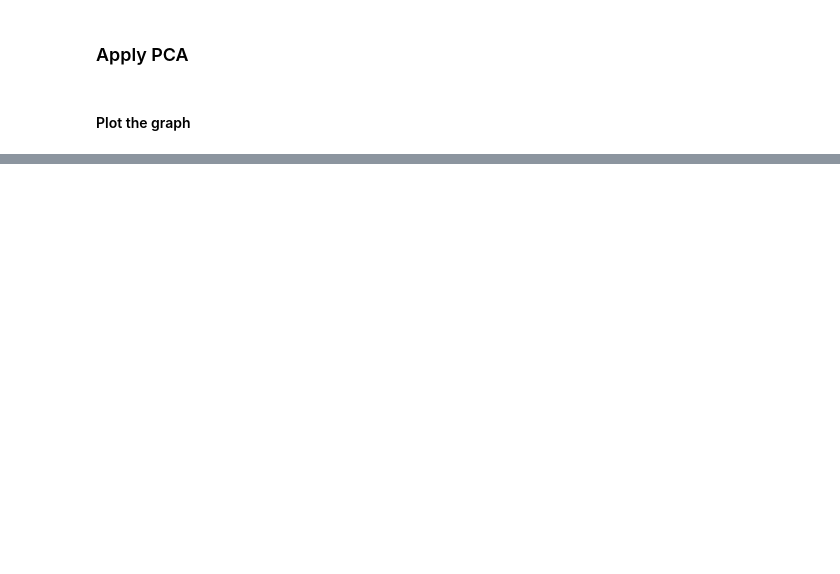
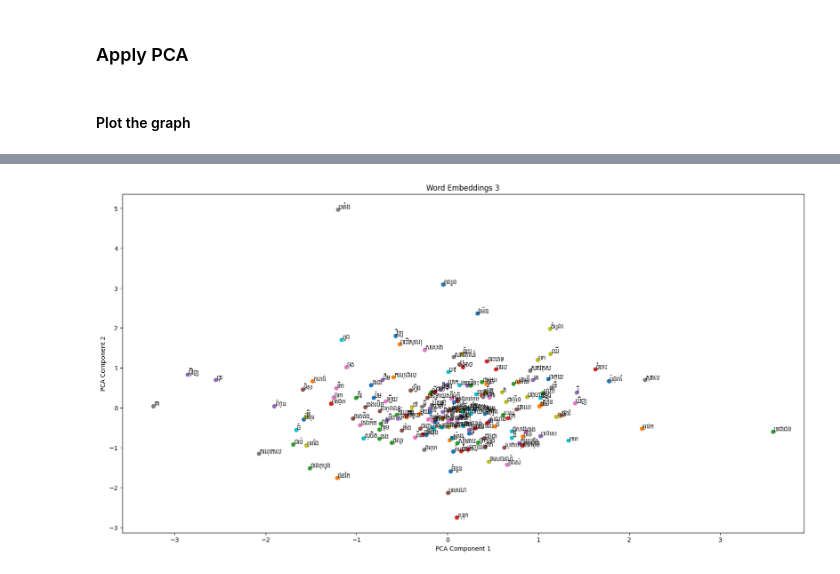
Before and after one commit to maohieng/learn_ai, a Jupyter notebook: nlp/mini-project-3/hieng-/II_dimensional_reduction.ipynb, the cells around one changed output, grey strips where cells are left out. Cells and saved outputs as stored; diff of their text form; code cells hidden in the pictures; blank space fills up the shorter version.

```diff
--- a/nlp/mini-project-3/hieng-/II_dimensional_reduction.ipynb
+++ b/nlp/mini-project-3/hieng-/II_dimensional_reduction.ipynb
@@ -104,0 +145,4 @@ plt.show()
+# %%
+graph3 = load_and_plot_data("word_to_embedding3.npy", "word_to_index.npy", "Word Embeddings 3")
+# %% [output]
+[figure, added]
```
Also changed, not shown: parts of 12 cells of this notebook, 22 other files.
